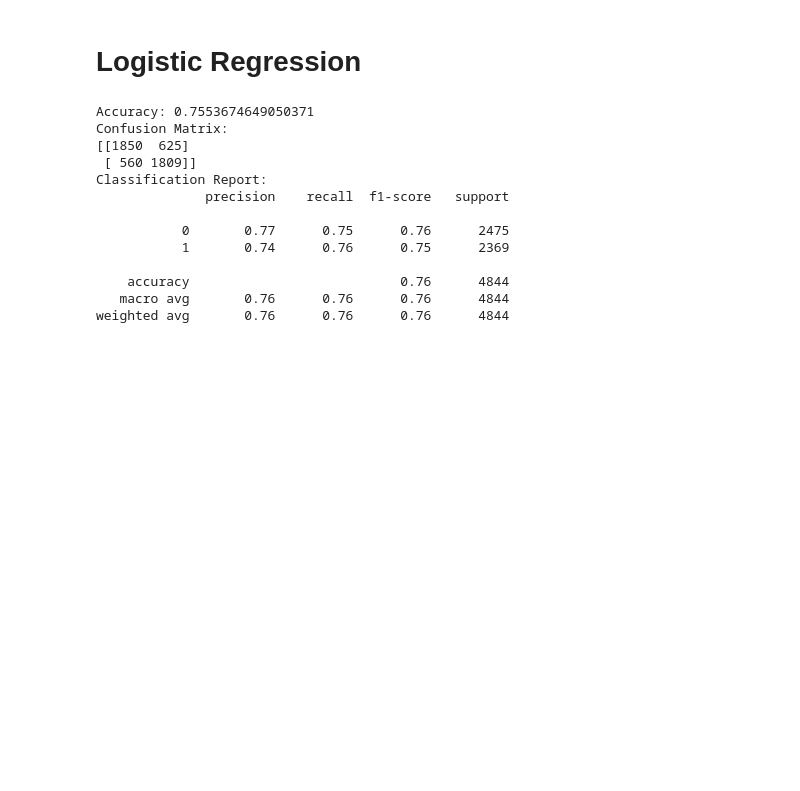
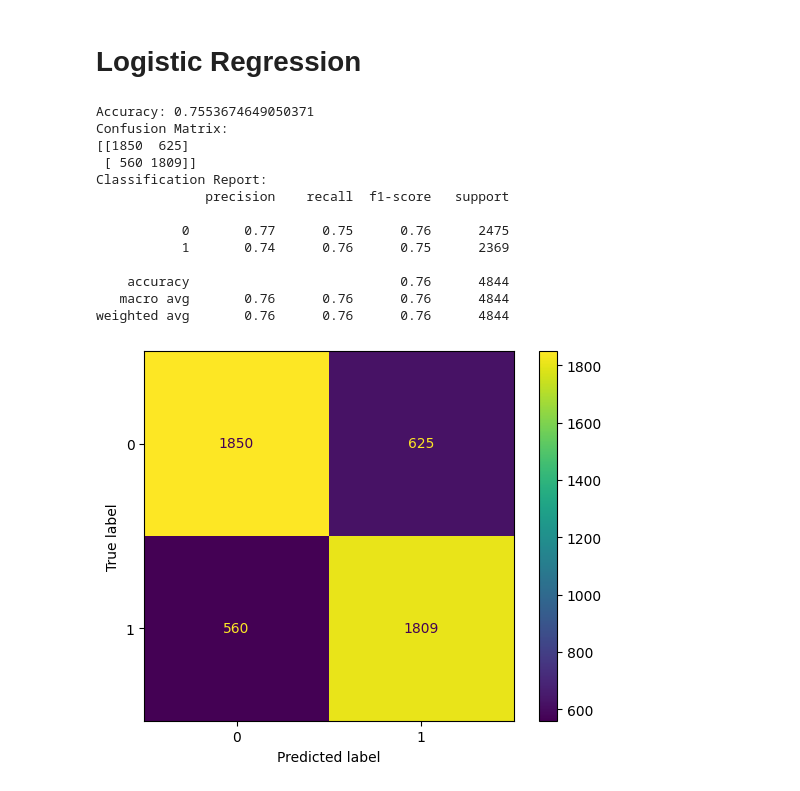
Before and after one commit to joaossousa12/feup-ia, a Jupyter notebook: Project2/logisticRegression.ipynb, the cells around one changed output. Cells and saved outputs as stored; diff of their text form; code cells hidden in the pictures; blank space fills up the shorter version.

```diff
--- a/Project2/logisticRegression.ipynb
+++ b/Project2/logisticRegression.ipynb
@@ -26,30 +27,35 @@ log_reg = LogisticRegression(max_iter=200, random_state=42)
 # training the model
 log_reg.fit(X_train, y_train)
 
 # making predictions on the test set
 y_pred_log_reg = log_reg.predict(X_test)
 
 # evaluating the model
 accuracy_log_reg = accuracy_score(y_test, y_pred_log_reg)
 conf_matrix_log_reg = confusion_matrix(y_test, y_pred_log_reg)
 class_report_log_reg = classification_report(y_test, y_pred_log_reg)
 
 print(f"Accuracy: {accuracy_log_reg}")
 print("Confusion Matrix:")
 print(conf_matrix_log_reg)
 print("Classification Report:")
 print(class_report_log_reg)
+
+disp = ConfusionMatrixDisplay(confusion_matrix=conf_matrix_log_reg)
+disp.plot()
+plt.show()
 # %% [output]
 Accuracy: 0.7553674649050371
 Confusion Matrix:
 [[1850  625]
  [ 560 1809]]
 Classification Report:
               precision    recall  f1-score   support
 
            0       0.77      0.75      0.76      2475
            1       0.74      0.76      0.75      2369
 
     accuracy                           0.76      4844
    macro avg       0.76      0.76      0.76      4844
 weighted avg       0.76      0.76      0.76      4844
+[figure, added]
```
Also changed, not shown: parts of 1 cell of this notebook, 4 other files.
